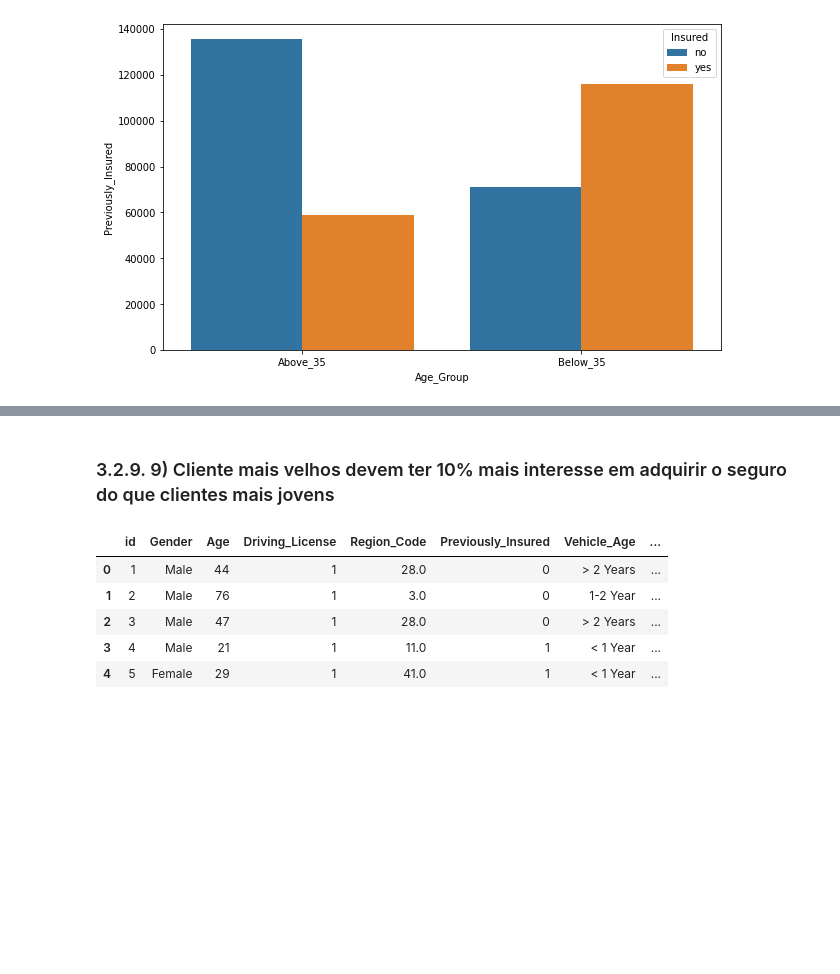
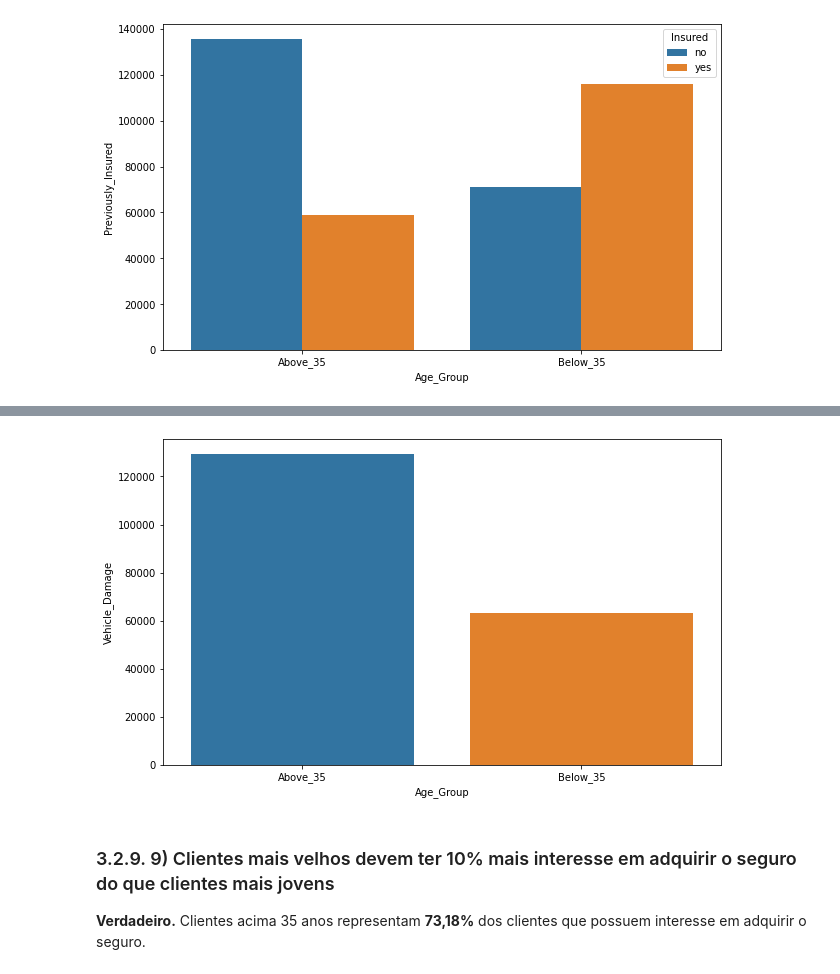
Before and after one commit to cristiandaco/health_insurance_cross_sell, a Jupyter notebook: 03_analise_exploratoria.ipynb, the cells around one changed output, grey strips where cells are left out. Saved outputs shown, nothing was run; the diff lists cells and outputs as text; code cells hidden in the pictures; blank space fills up the shorter version.

```diff
--- a/03_analise_exploratoria.ipynb
+++ b/03_analise_exploratoria.ipynb
@@ -286,11 +294,11 @@ sns.barplot( x = 'Age_Group', y = 'Previously_Insured', hue = 'Insured', data =
+# %%
+aux8 = df3[df3['Vehicle_Damage'] == 'Yes' ]
+aux81 = aux8[['Age_Group', 'Vehicle_Damage']].groupby( 'Age_Group' ).count().reset_index()
+
+plt.figure( figsize = ( 10, 6 ) )
+sns.barplot( x = 'Age_Group', y = 'Vehicle_Damage', data = aux81 );
+# %% [output]
+[figure, added]
 # %% [markdown]
-### 3.2.9. 9) Cliente mais velhos devem ter 10% mais interesse em adquirir o seguro do que clientes mais jovens
+### 3.2.9. 9) Clientes mais velhos devem ter 10% mais interesse em adquirir o seguro do que clientes mais jovens
+**Verdadeiro.** Clientes acima 35 anos representam **73,18%** dos clientes que possuem interesse em adquirir o seguro.
-# %%
-df3.head()
-# %% [output]
-|  | id | Gender | Age | Driving_License | Region_Code | Previously_Insured | Vehicle_Age | ... |
-| 0 | 1 | Male | 44 | 1 | 28.0 | 0 | > 2 Years | ... |
-| 1 | 2 | Male | 76 | 1 | 3.0 | 0 | 1-2 Year | ... |
-| 2 | 3 | Male | 47 | 1 | 28.0 | 0 | > 2 Years | ... |
-| 3 | 4 | Male | 21 | 1 | 11.0 | 1 | < 1 Year | ... |
-| 4 | 5 | Female | 29 | 1 | 41.0 | 1 | < 1 Year | ... |
```
Also changed, not shown: parts of 15 cells of this notebook.
